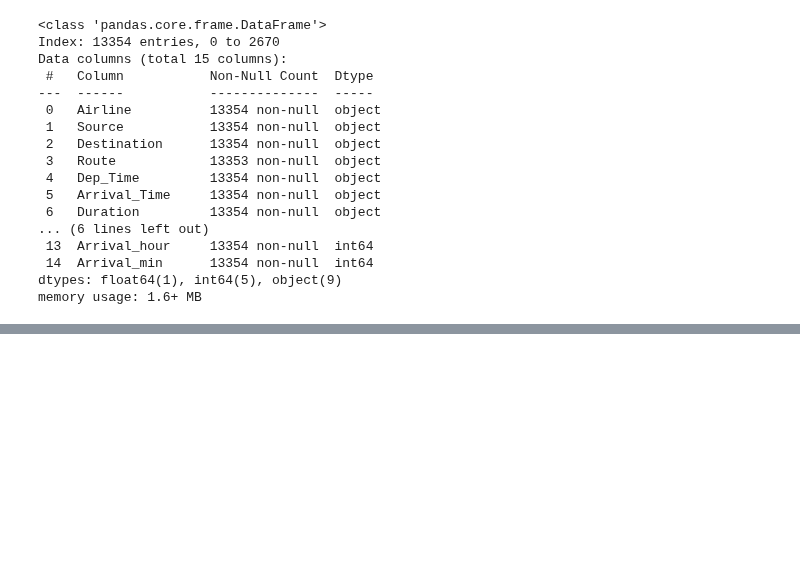
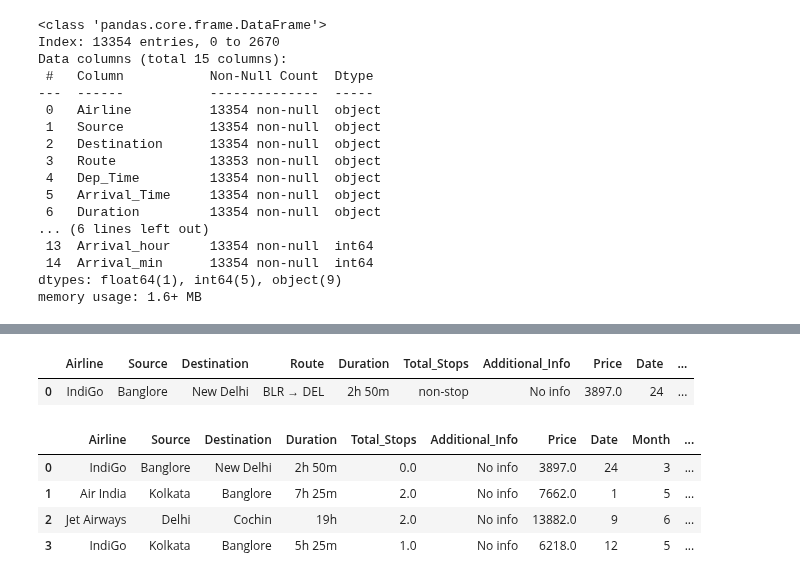
Before and after one commit to Abhinavv1524/Exploratory-data-analysis, a Jupyter notebook: 03.flight Price Predication.ipynb, the cells around one changed output, grey strips where cells are left out. Drawn from its saved outputs; the diff is of its cells as text; code cells hidden in the pictures; blank space fills up the shorter version.

```diff
--- a/03.flight Price Predication.ipynb
+++ b/03.flight Price Predication.ipynb
@@ -193,3 +193,5 @@ Data columns (total 15 columns):
  14  Arrival_min      13354 non-null  int64
 dtypes: float64(1), int64(5), object(9)
 memory usage: 1.6+ MB
+# %%
+final_df.drop('Arrival_Time', axis=1, inplace=True)
@@ -195,0 +203,8 @@ memory usage: 1.6+ MB
+# %%
+final_df['Dep_hour'] = final_df['Dep_Time'].str.split(':').str[0]
+final_df['Dep_min'] = final_df['Dep_Time'].str.split(':').str[0]
+
+final_df['Dep_Time'].str.split(':').str[0].astype(int)
+final_df['Dep_Time'].str.split(':').str[0].astype(int)
+
+final_df.drop('Dep_Time', axis=1, inplace= True)
@@ -195,0 +231,7 @@ memory usage: 1.6+ MB
+# %%
+final_df.head(1)
+# %% [output]
+|  | Airline | Source | Destination | Route | Duration | Total_Stops | Additional_Info | Price | Date | ... |
+| 0 | IndiGo | Banglore | New Delhi | BLR → DEL | 2h 50m | non-stop | No info | 3897.0 | 24 | ... |
+# %%
+final_df['Total_Stops'] = final_df['Total_Stops'].map({'non-stop':0,'1 stop':1,'2 stops':2,'3 stops':3,'4 stops':4, 'nan' :2})
@@ -195,0 +240,8 @@ memory usage: 1.6+ MB
+# %%
+final_df.head(4)
+# %% [output]
+|  | Airline | Source | Destination | Duration | Total_Stops | Additional_Info | Price | Date | Month | ... |
+| 0 | IndiGo | Banglore | New Delhi | 2h 50m | 0.0 | No info | 3897.0 | 24 | 3 | ... |
+| 1 | Air India | Kolkata | Banglore | 7h 25m | 2.0 | No info | 7662.0 | 1 | 5 | ... |
+| 2 | Jet Airways | Delhi | Cochin | 19h | 2.0 | No info | 13882.0 | 9 | 6 | ... |
+| 3 | IndiGo | Kolkata | Banglore | 5h 25m | 1.0 | No info | 6218.0 | 12 | 5 | ... |
```
Also changed, not shown: parts of 23 cells of this notebook.
